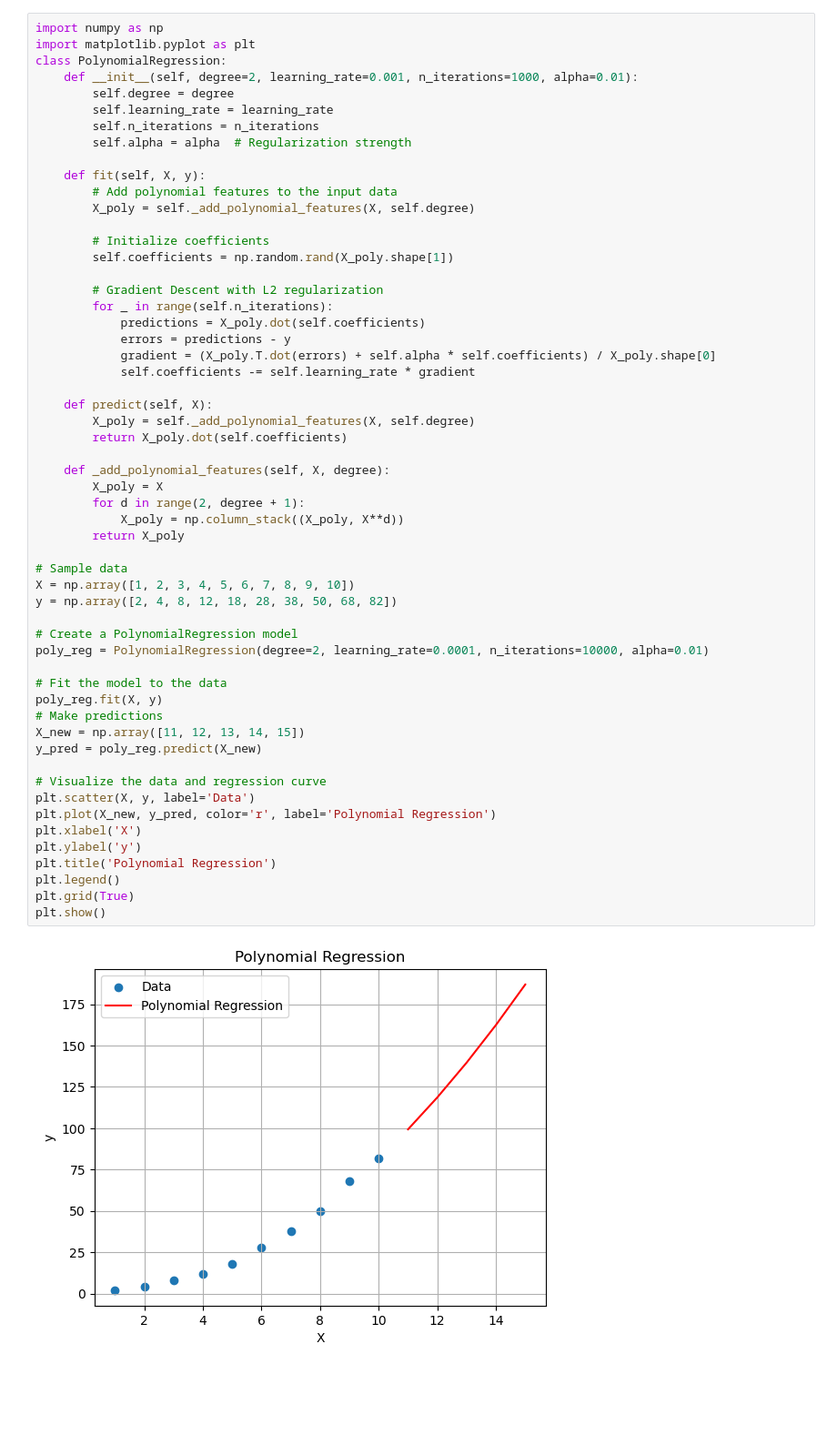
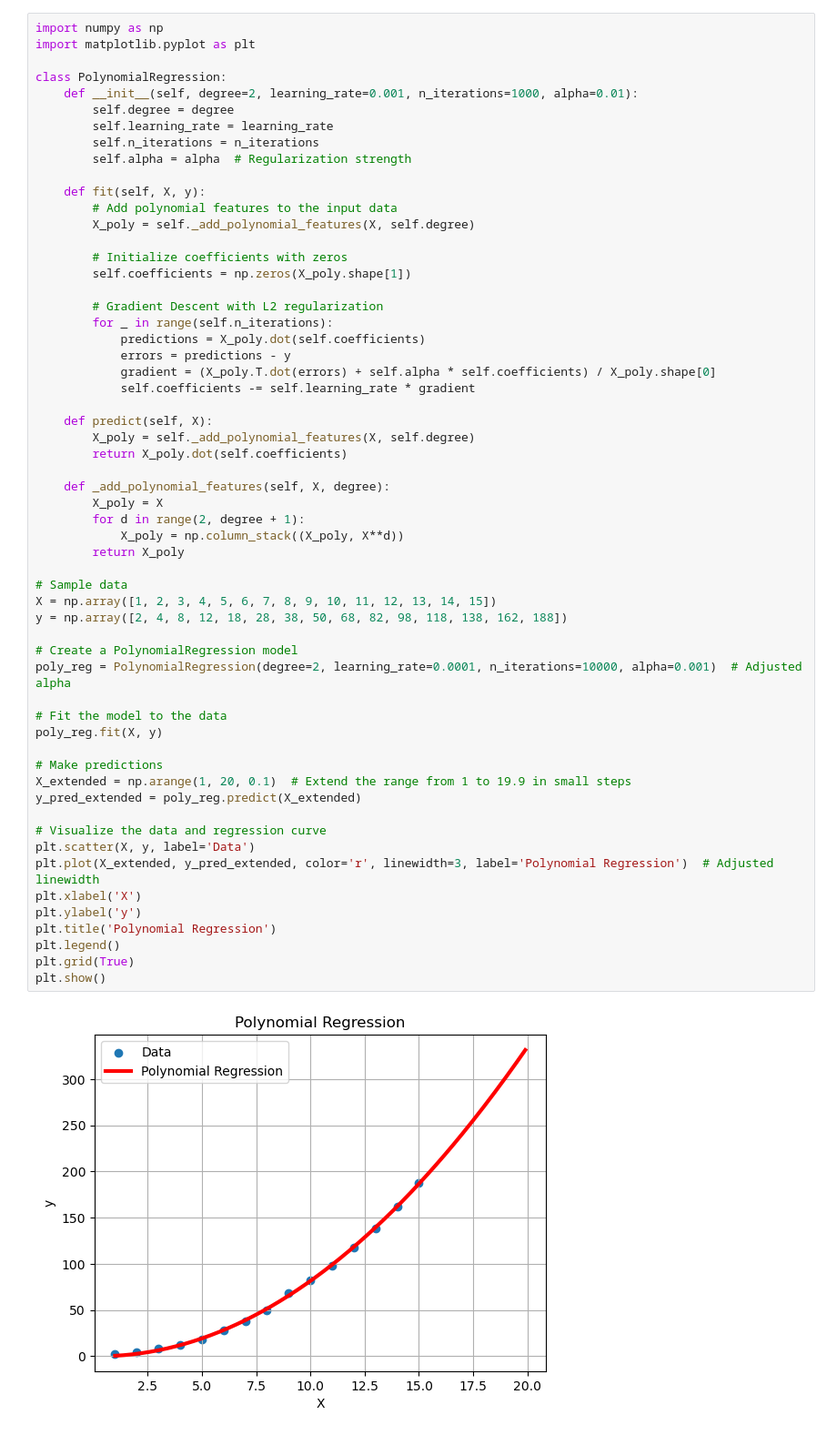
Before and after one commit to NutrinoDaya/Machine-Learning, a Jupyter notebook: Supervised Machine Learning/Polynomial Regression/PolynomialRegressionWithRidge.ipynb, the cells around one changed output. Shown at 91% size. Drawn from its saved outputs; the diff is of its cells as text; blank space fills up the shorter version.

```diff
--- a/Supervised Machine Learning/Polynomial Regression/PolynomialRegressionWithRidge.ipynb
+++ b/Supervised Machine Learning/Polynomial Regression/PolynomialRegressionWithRidge.ipynb
@@ -1,6 +1,7 @@
 # %%
 import numpy as np
 import matplotlib.pyplot as plt
+
 class PolynomialRegression:
     def __init__(self, degree=2, learning_rate=0.001, n_iterations=1000, alpha=0.01):
         self.degree = degree
@@ -12,8 +13,8 @@ class PolynomialRegression:
         # Add polynomial features to the input data
         X_poly = self._add_polynomial_features(X, self.degree)
 
-        # Initialize coefficients
-        self.coefficients = np.random.rand(X_poly.shape[1])
+        # Initialize coefficients with zeros
+        self.coefficients = np.zeros(X_poly.shape[1])
 
         # Gradient Descent with L2 regularization
         for _ in range(self.n_iterations):
@@ -22,37 +23,38 @@ class PolynomialRegression:
             gradient = (X_poly.T.dot(errors) + self.alpha * self.coefficients) / X_poly.shape[0]
             self.coefficients -= self.learning_rate * gradient
 
     def predict(self, X):
         X_poly = self._add_polynomial_features(X, self.degree)
         return X_poly.dot(self.coefficients)
 
     def _add_polynomial_features(self, X, degree):
         X_poly = X
         for d in range(2, degree + 1):
             X_poly = np.column_stack((X_poly, X**d))
         return X_poly
 
 # Sample data
-X = np.array([1, 2, 3, 4, 5, 6, 7, 8, 9, 10])
-y = np.array([2, 4, 8, 12, 18, 28, 38, 50, 68, 82])
+X = np.array([1, 2, 3, 4, 5, 6, 7, 8, 9, 10, 11, 12, 13, 14, 15])
+y = np.array([2, 4, 8, 12, 18, 28, 38, 50, 68, 82, 98, 118, 138, 162, 188])
 
 # Create a PolynomialRegression model
-poly_reg = PolynomialRegression(degree=2, learning_rate=0.0001, n_iterations=10000, alpha=0.01)
+poly_reg = PolynomialRegression(degree=2, learning_rate=0.0001, n_iterations=10000, alpha=0.001)  # Adjusted alpha
 
 # Fit the model to the data
 poly_reg.fit(X, y)
+
 # Make predictions
-X_new = np.array([11, 12, 13, 14, 15])
-y_pred = poly_reg.predict(X_new)
+X_extended = np.arange(1, 20, 0.1)  # Extend the range from 1 to 19.9 in small steps
+y_pred_extended = poly_reg.predict(X_extended)
 
 # Visualize the data and regression curve
 plt.scatter(X, y, label='Data')
-plt.plot(X_new, y_pred, color='r', label='Polynomial Regression')
+plt.plot(X_extended, y_pred_extended, color='r', linewidth=3, label='Polynomial Regression')  # Adjusted linewidth
 plt.xlabel('X')
 plt.ylabel('y')
 plt.title('Polynomial Regression')
 plt.legend()
 plt.grid(True)
 plt.show()
 # %% [output]
-[figure, old version]
+[figure, new version]
```
Also changed, not shown: 1 other file.
